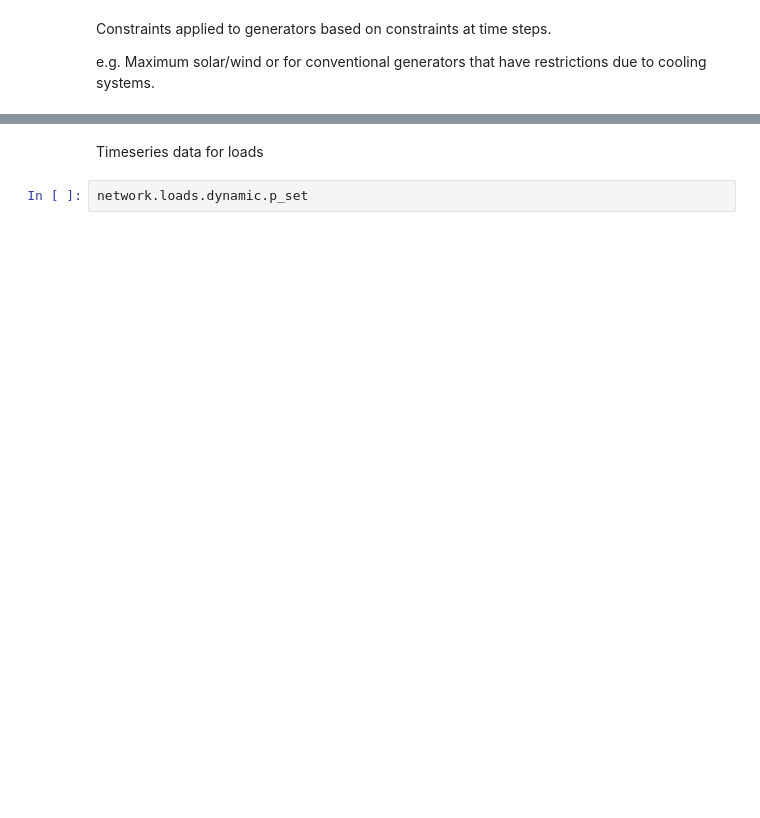
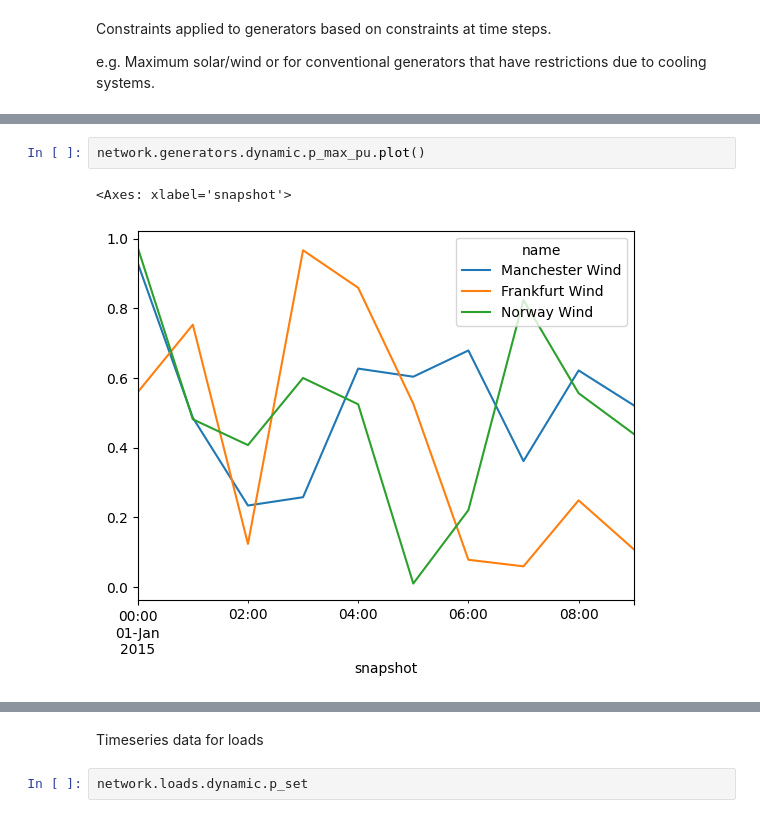
Before and after one commit to praveenpiisc/cp250, a Jupyter notebook: 1_getting_started_with_pypsa.ipynb, the cells around one changed output, grey strips where cells are left out. Cells and saved outputs as stored; diff of their text form; blank space fills up the shorter version.

```diff
--- a/1_getting_started_with_pypsa.ipynb
+++ b/1_getting_started_with_pypsa.ipynb
@@ -218,2 +458,7 @@ network.generators.dynamic.p_max_pu
+# %%
+network.generators.dynamic.p_max_pu.plot()
+# %% [output]
+<Axes: xlabel='snapshot'>
+[figure, added]
 # %%
 network.lines.static
```
Also changed, not shown: parts of 45 cells of this notebook.
